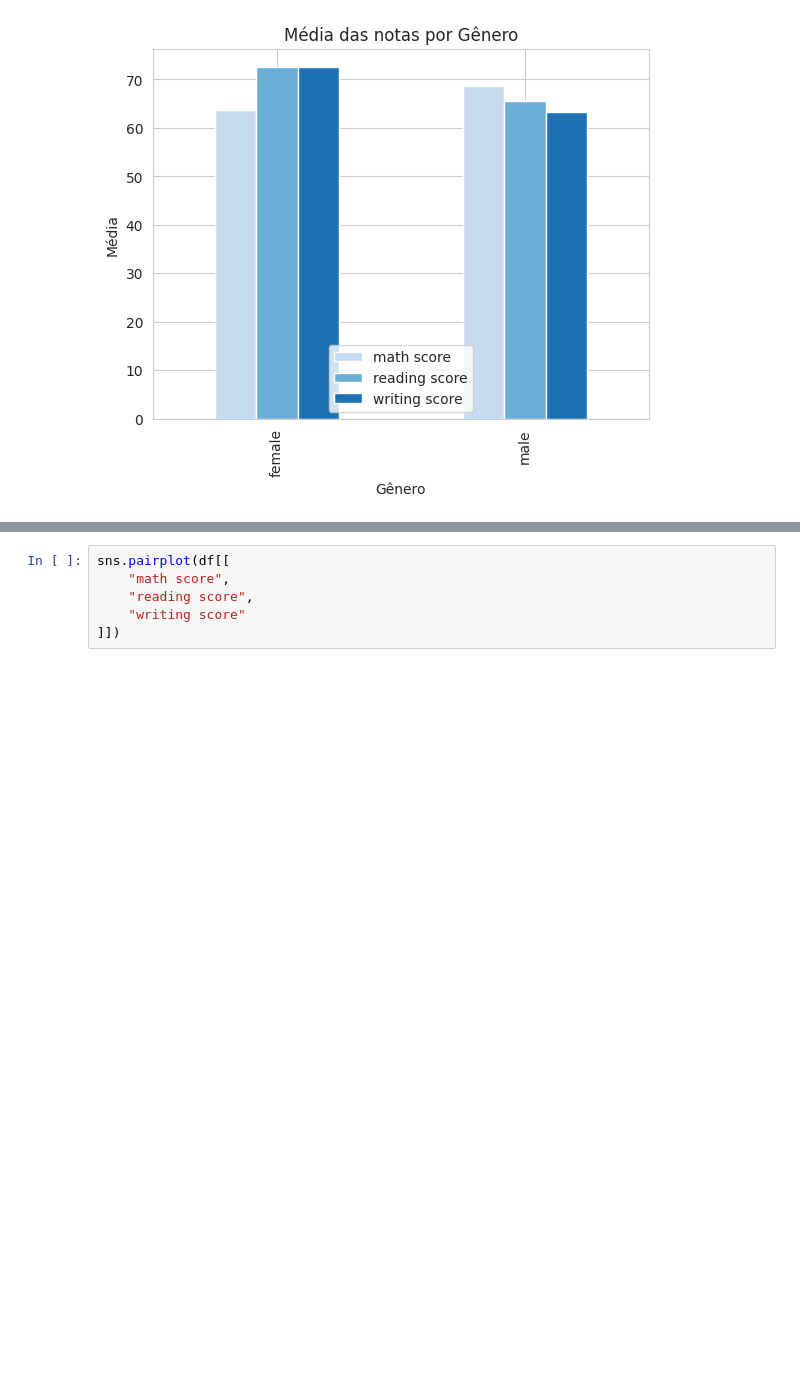
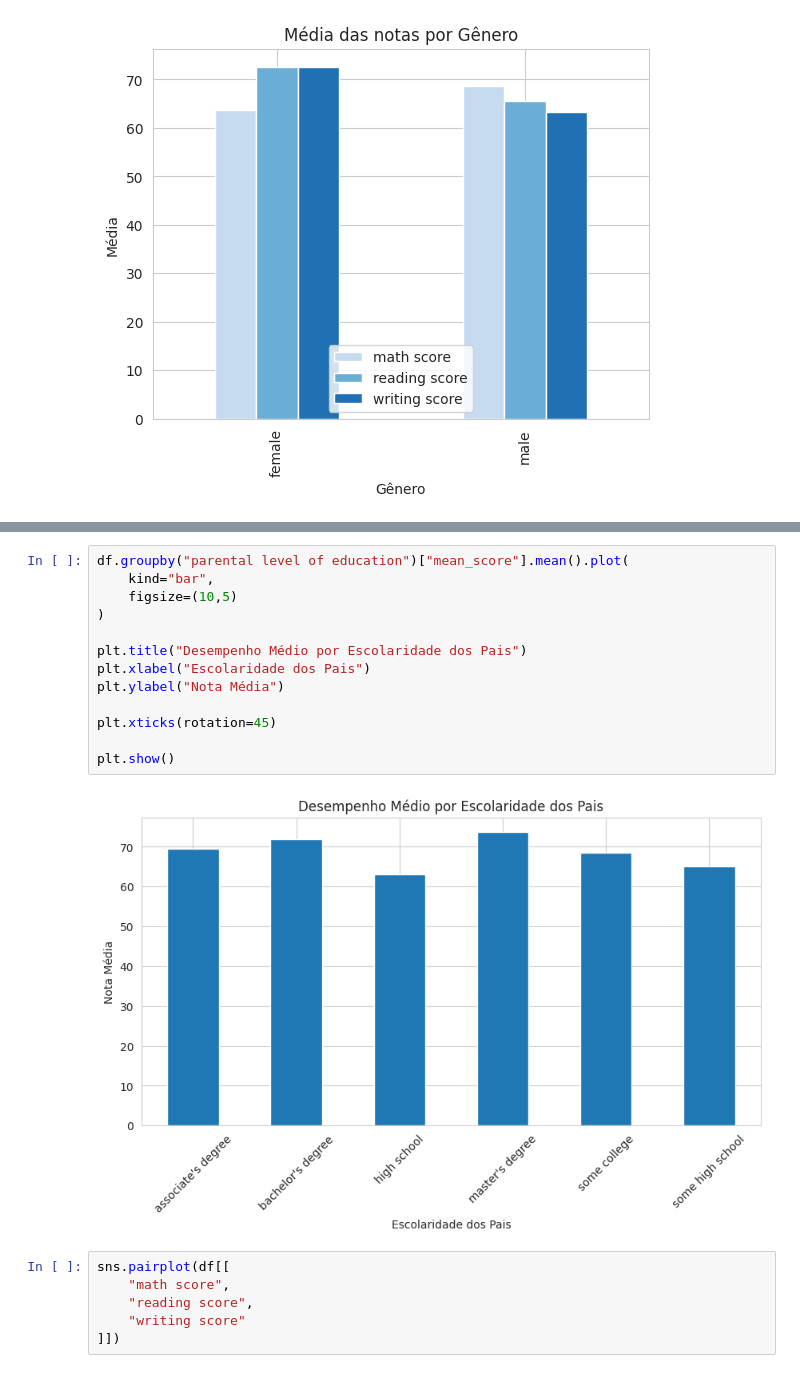
Before and after one commit to Vieiraligia/Data-Science-and-Analytics, a Jupyter notebook: MVP Analise de Dados e Boas Praticas/MVP_AnalisedeDadoseBoasPraticas.ipynb, the cells around one changed output, grey strips where cells are left out. Cells and saved outputs as stored; diff of their text form; blank space fills up the shorter version.

```diff
--- a/MVP Analise de Dados e Boas Praticas/MVP_AnalisedeDadoseBoasPraticas.ipynb
+++ b/MVP Analise de Dados e Boas Praticas/MVP_AnalisedeDadoseBoasPraticas.ipynb
@@ -391,3 +450,18 @@ sns.barplot(
+# %%
+df.groupby("parental level of education")["mean_score"].mean().plot(
+    kind="bar",
+    figsize=(10,5)
+)
+
+plt.title("Desempenho Médio por Escolaridade dos Pais")
+plt.xlabel("Escolaridade dos Pais")
+plt.ylabel("Nota Média")
+
+plt.xticks(rotation=45)
+
+plt.show()
+# %% [output]
+[figure, added]
 # %%
 sns.pairplot(df[[
     "math score",
```
Also changed, not shown: parts of 16 cells of this notebook.
